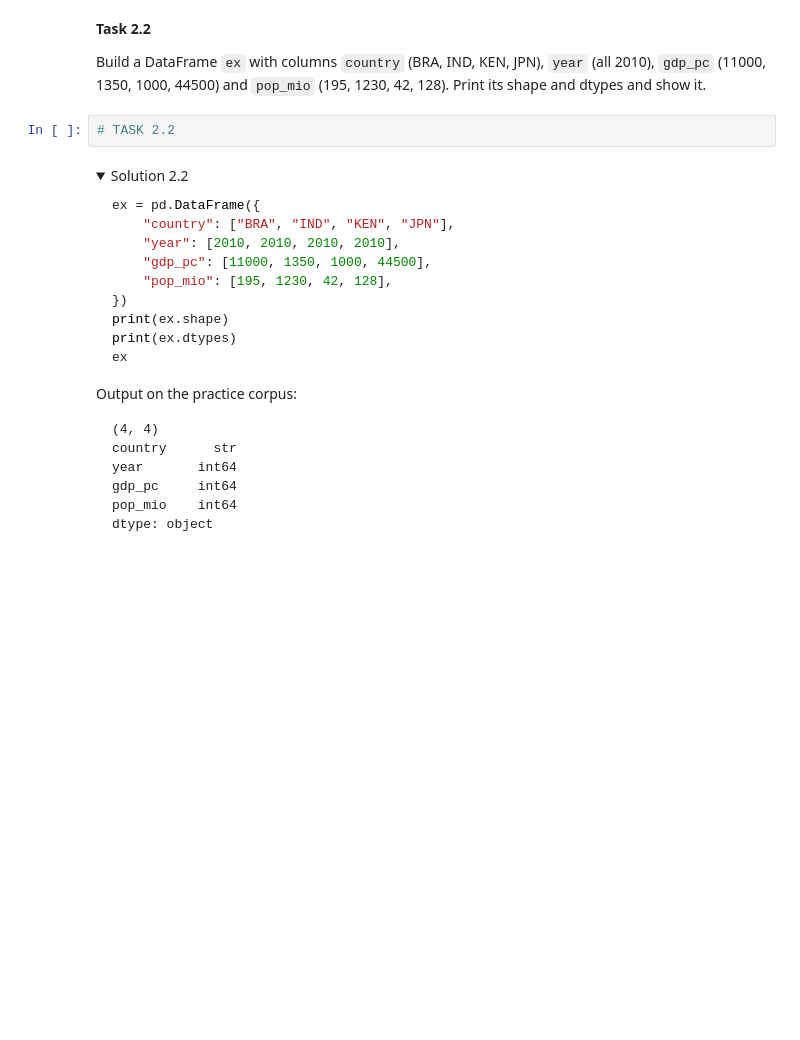
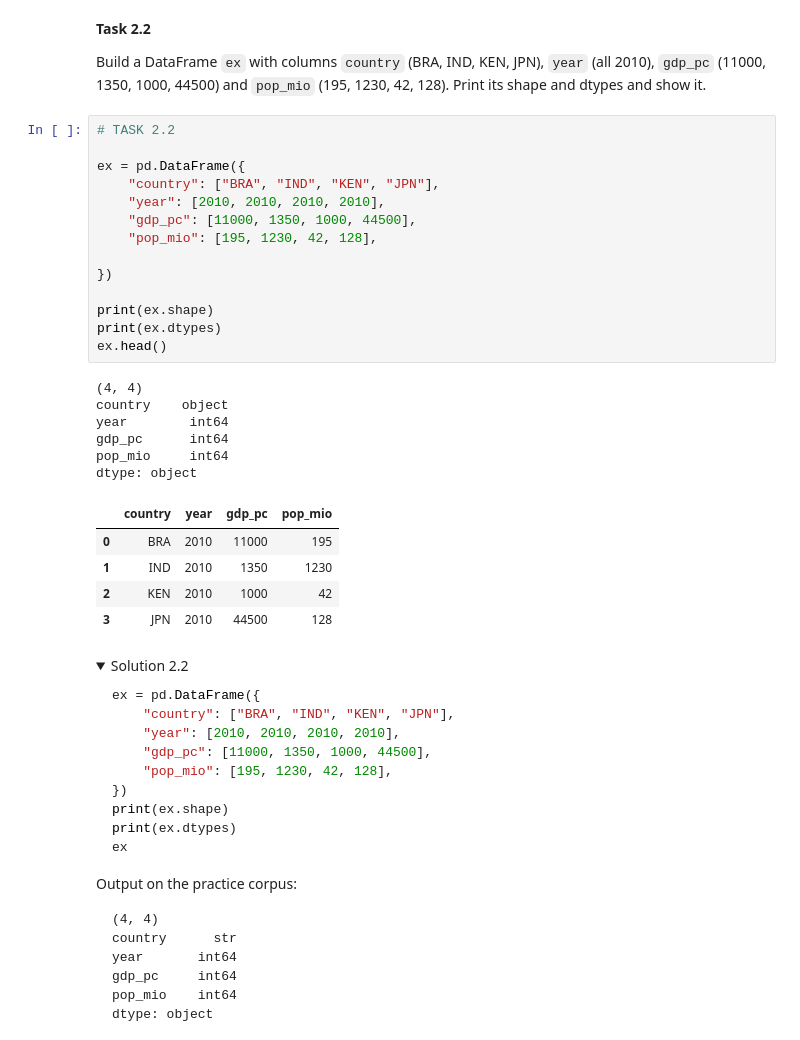
Before and after one commit to nicolascent03-cpu/Data-Analysis-with-Python, a Jupyter notebook: un-speeches/pandas_by_doing.ipynb, the cells around one changed output. Drawn from its saved outputs; the diff is of its cells as text; folded sections open; blank space fills up the shorter version.

```diff
--- a/un-speeches/pandas_by_doing.ipynb
+++ b/un-speeches/pandas_by_doing.ipynb
@@ -581,6 +622,30 @@ Build a DataFrame `ex` with columns `country` (BRA, IND, KEN, JPN), `year` (all
 (11000, 1350, 1000, 44500) and `pop_mio` (195, 1230, 42, 128). Print its shape and dtypes and show it.
 # %%
 # TASK 2.2
+
+ex = pd.DataFrame({
+    "country": ["BRA", "IND", "KEN", "JPN"],
+    "year": [2010, 2010, 2010, 2010],
+    "gdp_pc": [11000, 1350, 1000, 44500],
+    "pop_mio": [195, 1230, 42, 128],
+
+})
+
+print(ex.shape)
+print(ex.dtypes)
+ex.head()
+# %% [output]
+(4, 4)
+country    object
+year        int64
+gdp_pc      int64
+pop_mio     int64
+dtype: object
+|  | country | year | gdp_pc | pop_mio |
+| 0 | BRA | 2010 | 11000 | 195 |
+| 1 | IND | 2010 | 1350 | 1230 |
+| 2 | KEN | 2010 | 1000 | 42 |
+| 3 | JPN | 2010 | 44500 | 128 |
 # %% [markdown]
 <details>
 <summary>Solution 2.2</summary>
```
Also changed, not shown: parts of 14 cells of this notebook.
